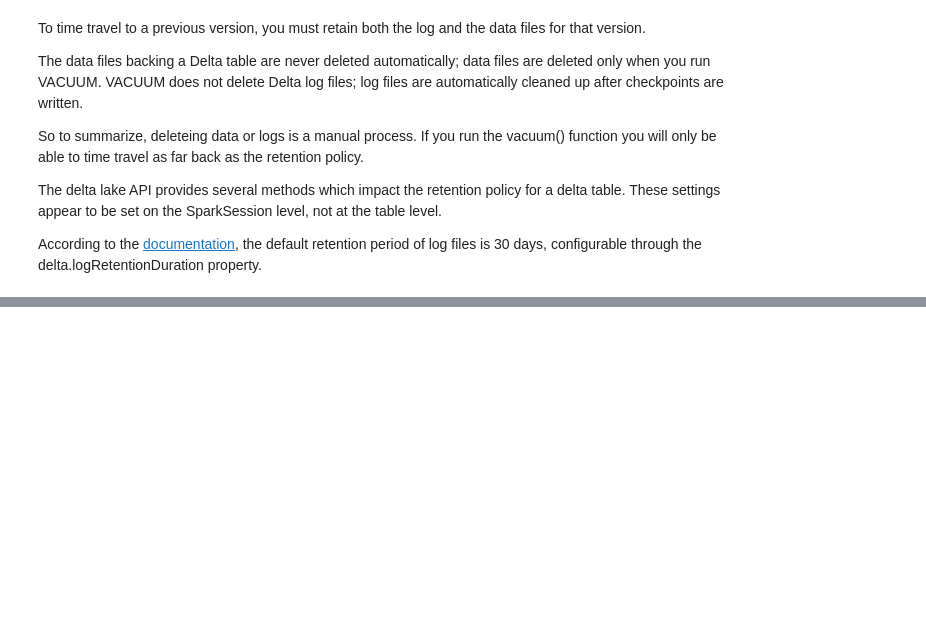
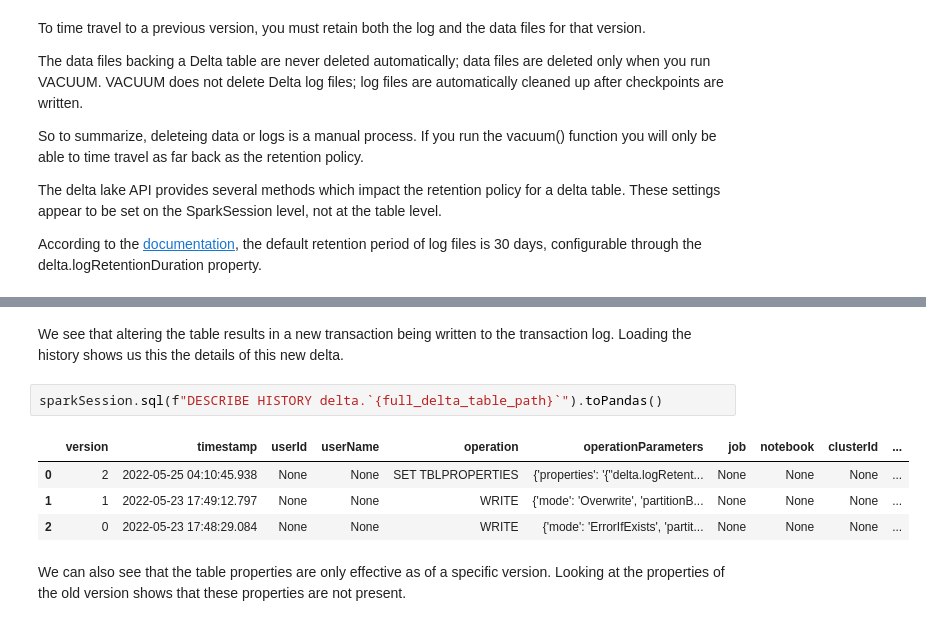
Before and after one commit to taylor-schneider/ml-training-jupyter-notebooks, a Jupyter notebook: Data Engineering/Data Lakehouse/Deltalake/Delta Lake Time Travel.ipynb, the cells around one changed output, grey strips where cells are left out. Drawn from its saved outputs; the diff is of its cells as text; blank space fills up the shorter version.

```diff
--- a/Data Engineering/Data Lakehouse/Deltalake/Delta Lake Time Travel.ipynb
+++ b/Data Engineering/Data Lakehouse/Deltalake/Delta Lake Time Travel.ipynb
@@ -752,0 +648,11 @@ AnalysisException: Table or view not found for 'SHOW TBLPROPERTIES': delta.3af5e
+# %% [markdown]
+We see that altering the table results in a new transaction being written to the transaction log. Loading the history shows us this the details of this new delta.
+# %%
+sparkSession.sql(f"DESCRIBE HISTORY delta.`{full_delta_table_path}`").toPandas()
+# %% [output]
+|  | version | timestamp | userId | userName | operation | operationParameters | job | notebook | clusterId | ... |
+| 0 | 2 | 2022-05-25 04:10:45.938 | None | None | SET TBLPROPERTIES | {'properties': '{"delta.logRetent... | None | None | None | ... |
+| 1 | 1 | 2022-05-23 17:49:12.797 | None | None | WRITE | {'mode': 'Overwrite', 'partitionB... | None | None | None | ... |
+| 2 | 0 | 2022-05-23 17:48:29.084 | None | None | WRITE | {'mode': 'ErrorIfExists', 'partit... | None | None | None | ... |
+# %% [markdown]
+We can also see that the table properties are only effective as of a specific version. Looking at the properties of the old version shows that these properties are not present.
```
Also changed, not shown: parts of 86 cells of this notebook, 1 other file.
